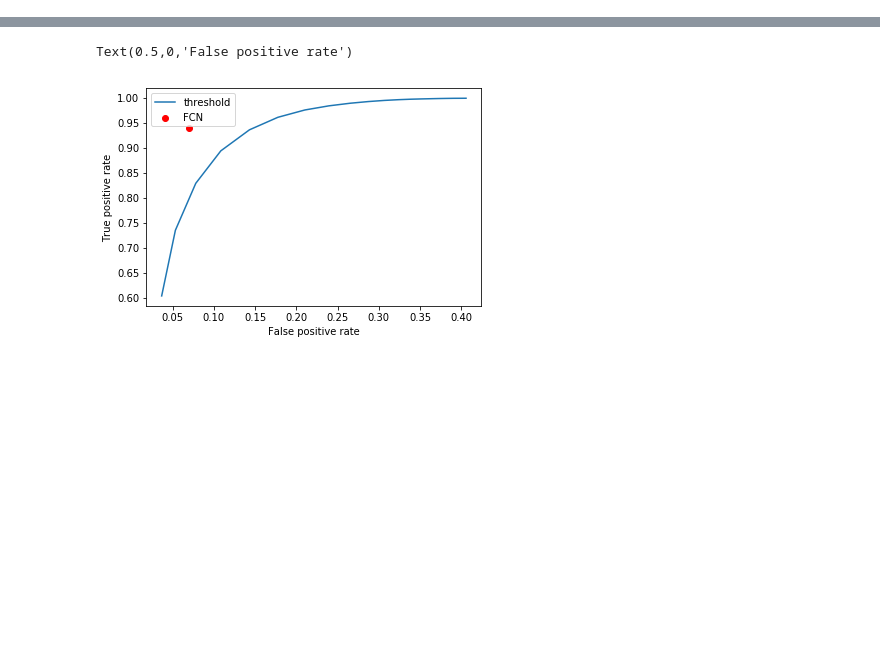
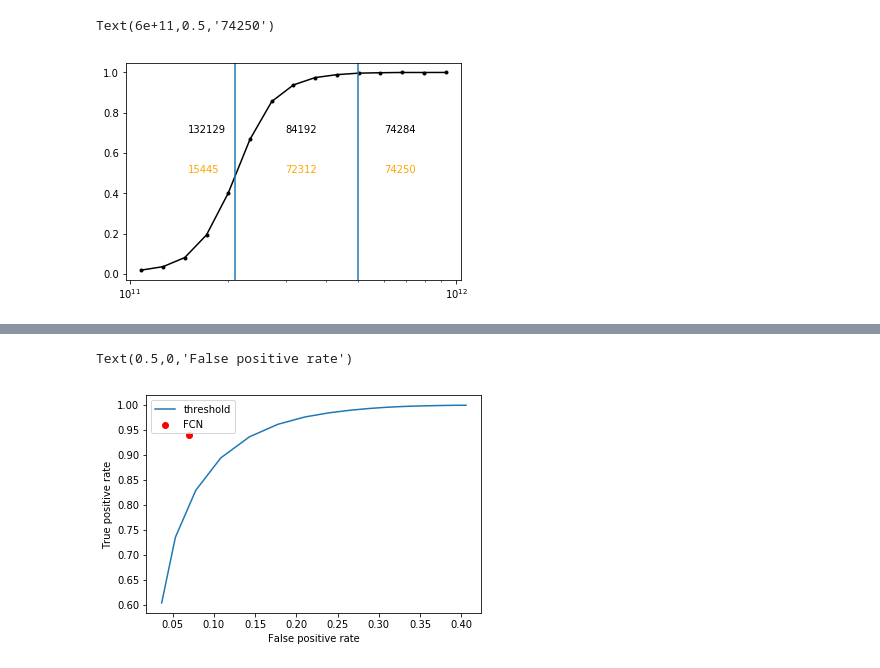
Before and after one commit to florpi/GraphCosmologyNetwork, a Jupyter notebook: baselines/mass_cut.ipynb, the cells around one changed output, grey strips where cells are left out. Saved outputs shown, nothing was run; the diff lists cells and outputs as text; code cells hidden in the pictures; blank space fills up the shorter version.

```diff
--- a/baselines/mass_cut.ipynb
+++ b/baselines/mass_cut.ipynb
@@ -26,4 +26,24 @@ bins = np.logspace(np.log10(np.min(mass)),
 nluminous, edges, _ = binned_statistic(mass, labels,
                                       statistic = 'mean',
                                       bins = bins)
+# %%
+center = 2.1e11
+end = 5e11
+# %%
+plt.semilogx((edges[1:]+edges[:-1])/2.,
+           nluminous,color='black', marker='o',markersize=3)
+plt.axvline(x = center)
+plt.axvline(x = end)
+
+plt.text(1.5e11, 0.7, str(len(mass[mass < center])))
+plt.text(1.5e11, 0.5, str(np.sum(labels[mass < center] > 0)), color = 'orange')
+
+plt.text(3.e11, 0.7, str(len(mass[(mass >  center) & (mass < end)])))
+plt.text(3.e11, 0.5, str(np.sum(labels[(mass >  center) & (mass < end)] > 0)), color = 'orange')
+
+plt.text(6.e11, 0.7, str(len(mass[(mass > end)])))
+plt.text(6.e11, 0.5, str(np.sum(labels[mass > end] > 0)), color = 'orange')
+# %% [output]
+Text(6e+11,0.5,'74250')
+[figure, added]
 # %%
```
Also changed, not shown: parts of 3 cells of this notebook, 4 other files.
